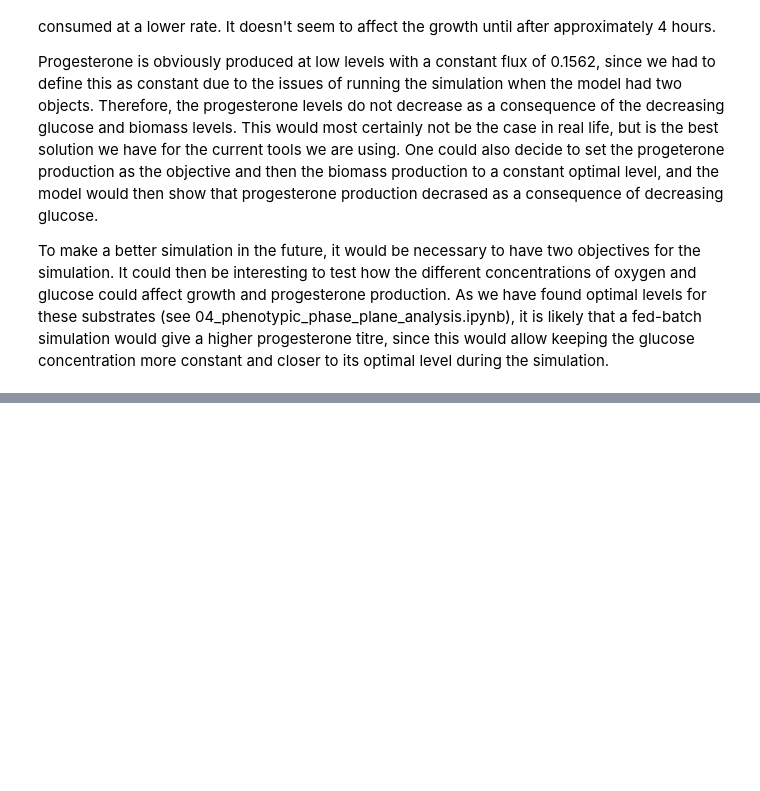
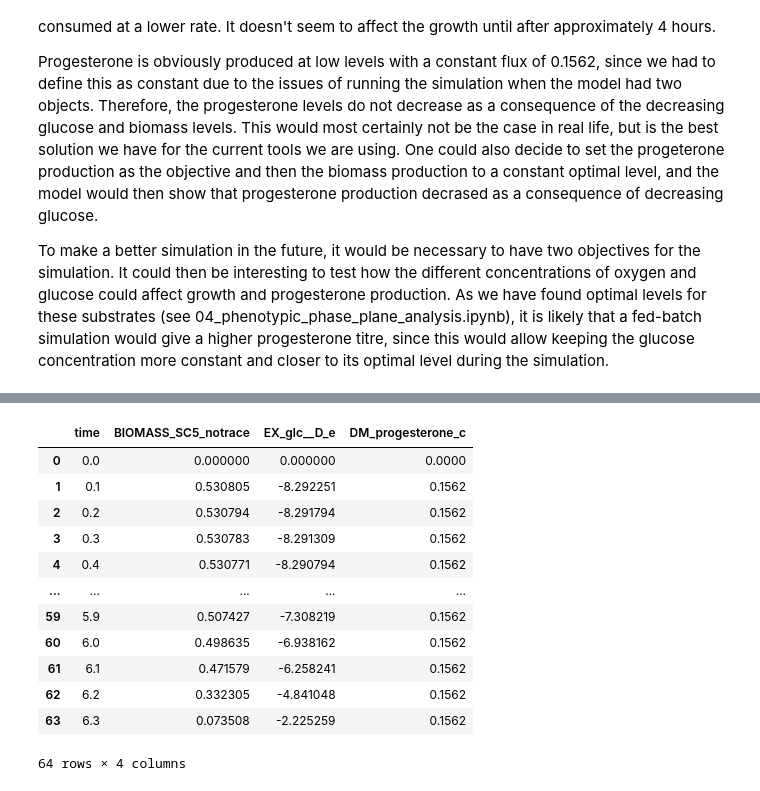
Before and after one commit to 27410/27410-group-assigment-group_3, a Jupyter notebook: 07_DFBA.ipynb, the cells around one changed output, grey strips where cells are left out. Saved outputs shown, nothing was run; the diff lists cells and outputs as text; code cells hidden in the pictures; blank space fills up the shorter version.

```diff
--- a/07_DFBA.ipynb
+++ b/07_DFBA.ipynb
@@ -234,0 +233,10 @@ To make a better simulation in the future, it would be necessary to have two obj
+# %%
+dfba_model.add_initial_conditions(
+    {
+        "Biomass": 0.05,
+        "Glucose": 20,
+        "Progesterone": 0
+    }
+)
+
+concentrations, trajectories = dfba_model.simulate(0.0, 100, 0.1, ["BIOMASS_SC5_notrace", "EX_glc__D_e", "DM_progesterone_c"])
@@ -234,0 +278,16 @@ To make a better simulation in the future, it would be necessary to have two obj
+# %%
+trajectories
+# %% [output]
+|  | time | BIOMASS_SC5_notrace | EX_glc__D_e | DM_progesterone_c |
+| 0 | 0.0 | 0.000000 | 0.000000 | 0.0000 |
+| 1 | 0.1 | 0.530805 | -8.292251 | 0.1562 |
+| 2 | 0.2 | 0.530794 | -8.291794 | 0.1562 |
+| 3 | 0.3 | 0.530783 | -8.291309 | 0.1562 |
+| 4 | 0.4 | 0.530771 | -8.290794 | 0.1562 |
+| ... | ... | ... | ... | ... |
+| 59 | 5.9 | 0.507427 | -7.308219 | 0.1562 |
+| 60 | 6.0 | 0.498635 | -6.938162 | 0.1562 |
+| 61 | 6.1 | 0.471579 | -6.258241 | 0.1562 |
+| 62 | 6.2 | 0.332305 | -4.841048 | 0.1562 |
+| 63 | 6.3 | 0.073508 | -2.225259 | 0.1562 |
+64 rows × 4 columns
```
Also changed, not shown: parts of 18 cells of this notebook.
